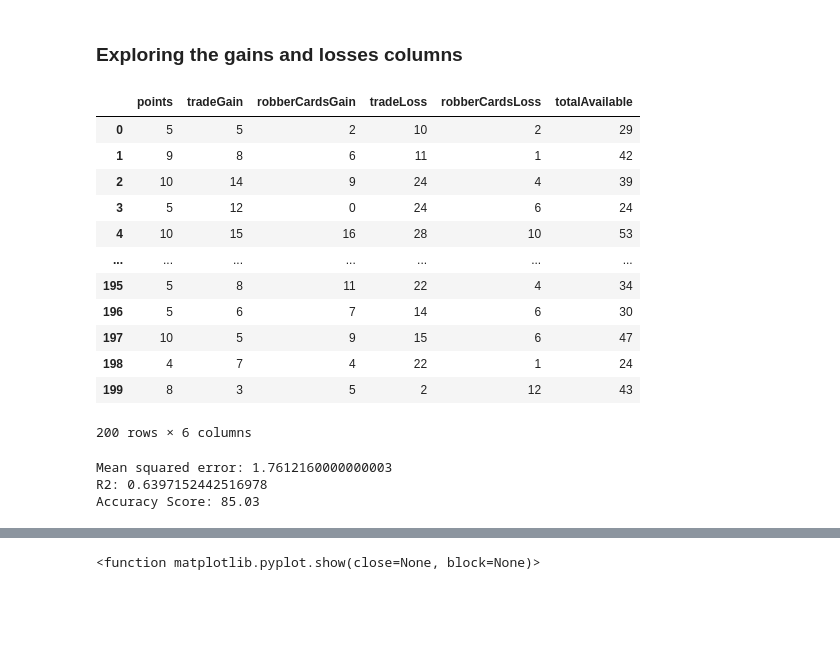
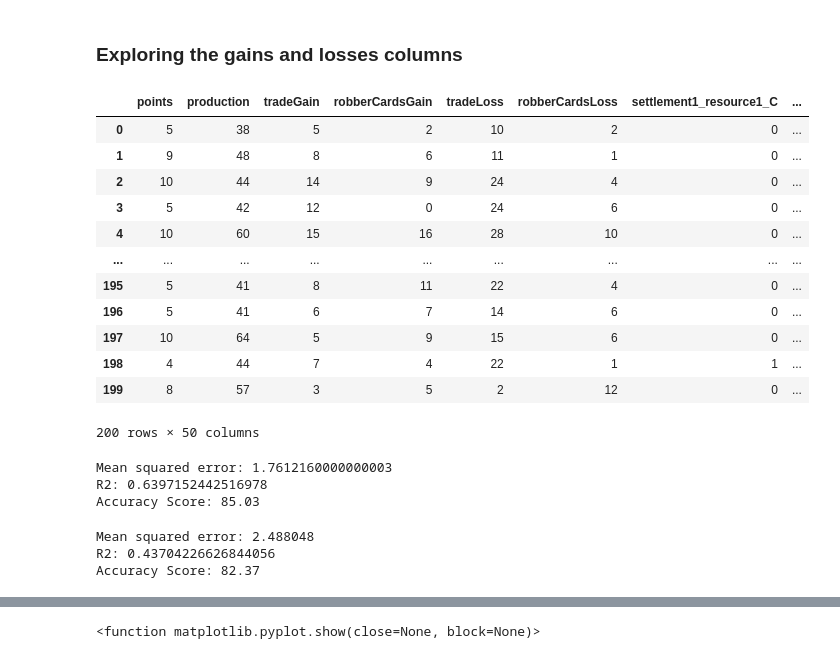
Before and after one commit to okwan91/catanstrategy, a Jupyter notebook: notebooks/Sandbox.ipynb, the cells around one changed output, grey strips where cells are left out. Saved outputs shown, nothing was run; the diff lists cells and outputs as text; code cells hidden in the pictures; blank space fills up the shorter version.

```diff
--- a/notebooks/Sandbox.ipynb
+++ b/notebooks/Sandbox.ipynb
@@ -208,24 +293,25 @@ Text(0, 0.5, 'Actuals')
 ### Exploring the gains and losses columns
 # %%
 
-gain_loss = data.drop(columns = ['settlement1_resource1','settlement1_resource2','settlement1_resource3','settlement2_resource1','settlement2_resource2','settlement2_resource3','me','2','3','4','5','6','7','8','9','10','11','12'], inplace = True)
+gain_loss = data.drop(columns = ['me','2','3','4','5','6','7','8','9','10','11','12'])
 
-gain_loss = data.drop(columns = ['settlement1','settlement1_num2','settlement1_num3','settlement2','settlement2_num2','settlement2_num3','production','totalGain','totalLoss','tribute','gameNum','player'])
-gain_loss
+gain_loss = gain_loss.drop(columns = ['settlement1','settlement1_num2','settlement1_num3','settlement2','settlement2_num2','settlement2_num3','totalAvailable','totalGain','totalLoss','tribute','gameNum','player'])
+dummy = pd.get_dummies(gain_loss,['settlement1_resource1','settlement1_resource2','settlement1_resource3','settlement2_resource1','settlement2_resource2','settlement2_resource3'])
+dummy
 # %% [output]
-|  | points | tradeGain | robberCardsGain | tradeLoss | robberCardsLoss | totalAvailable |
-| 0 | 5 | 5 | 2 | 10 | 2 | 29 |
-| 1 | 9 | 8 | 6 | 11 | 1 | 42 |
-| 2 | 10 | 14 | 9 | 24 | 4 | 39 |
-| 3 | 5 | 12 | 0 | 24 | 6 | 24 |
-| 4 | 10 | 15 | 16 | 28 | 10 | 53 |
-| ... | ... | ... | ... | ... | ... | ... |
-| 195 | 5 | 8 | 11 | 22 | 4 | 34 |
-| 196 | 5 | 6 | 7 | 14 | 6 | 30 |
-| 197 | 10 | 5 | 9 | 15 | 6 | 47 |
-| 198 | 4 | 7 | 4 | 22 | 1 | 24 |
-| 199 | 8 | 3 | 5 | 2 | 12 | 43 |
+|  | points | production | tradeGain | robberCardsGain | tradeLoss | robberCardsLoss | settlement1_resource1_C | ... |
+| 0 | 5 | 38 | 5 | 2 | 10 | 2 | 0 | ... |
+| 1 | 9 | 48 | 8 | 6 | 11 | 1 | 0 | ... |
+| 2 | 10 | 44 | 14 | 9 | 24 | 4 | 0 | ... |
+| 3 | 5 | 42 | 12 | 0 | 24 | 6 | 0 | ... |
+| 4 | 10 | 60 | 15 | 16 | 28 | 10 | 0 | ... |
+| ... | ... | ... | ... | ... | ... | ... | ... | ... |
+| 195 | 5 | 41 | 8 | 11 | 22 | 4 | 0 | ... |
+| 196 | 5 | 41 | 6 | 7 | 14 | 6 | 0 | ... |
+| 197 | 10 | 64 | 5 | 9 | 15 | 6 | 0 | ... |
+| 198 | 4 | 44 | 7 | 4 | 22 | 1 | 1 | ... |
+| 199 | 8 | 57 | 3 | 5 | 2 | 12 | 0 | ... |
-200 rows × 6 columns
+200 rows × 50 columns
 # %%
 X_gain = gain_loss.drop('points', axis = 1)
 y_gain = gain_loss['points']
@@ -242,3 +328,19 @@ print(f'Accuracy Score: {accuracy_(y_test, y_pred)}')
 Mean squared error: 1.7612160000000003
 R2: 0.6397152442516978
 Accuracy Score: 85.03
+# %%
+X_dummy = dummy.drop('points', axis = 1)
+y_dummy = dummy['points']
+
+X_train, X_test, y_train, y_test = train_test_split(X_dummy, y_dummy)
+
+dummy_model = RandomForestRegressor()
+dummy_model.fit(X_train, y_train)
+y_pred = dummy_model.predict(X_test)
+print(f'Mean squared error: {mean_squared_error(y_test, y_pred)}')
+print(f'R2: {r2_score(y_test, y_pred)}')
+print(f'Accuracy Score: {accuracy_(y_test, y_pred)}')
+# %% [output]
+Mean squared error: 2.488048
+R2: 0.43704226626844056
+Accuracy Score: 82.37
```
Also changed, not shown: parts of 18 cells of this notebook, 3 other files.
